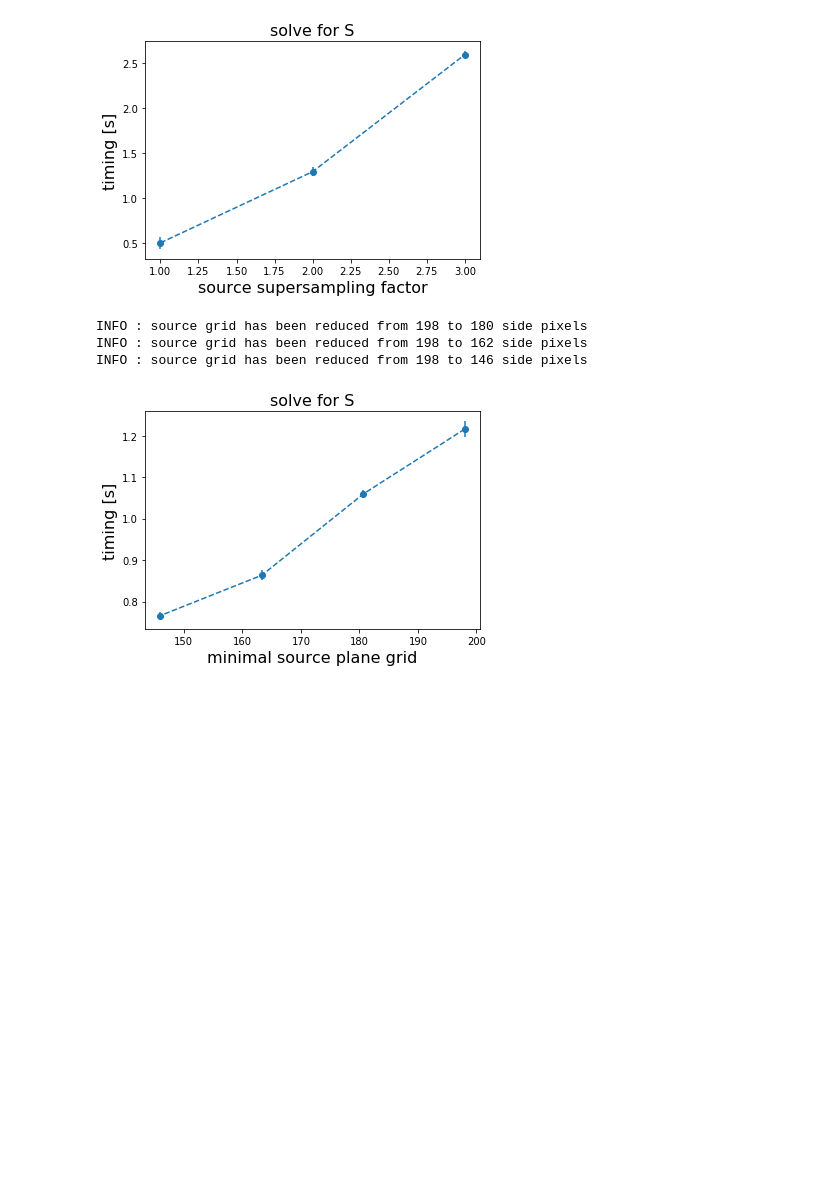
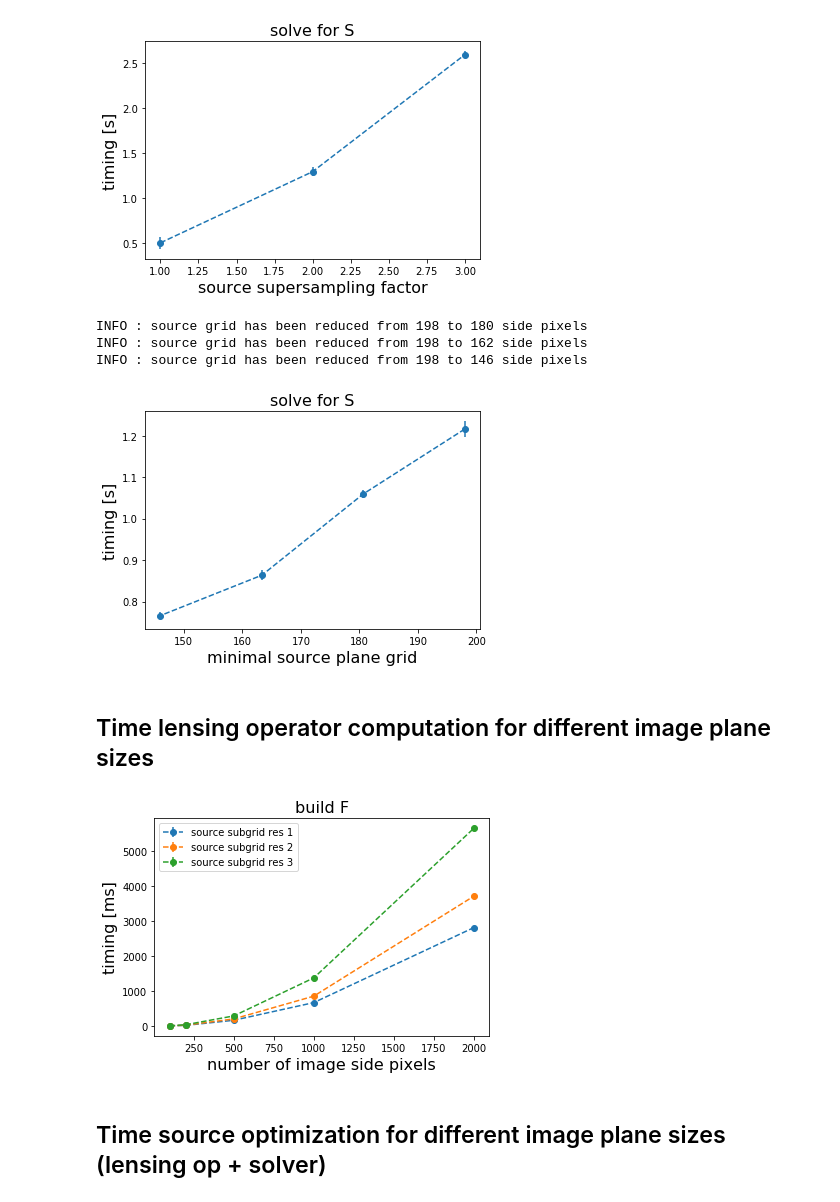
Before and after one commit to aymgal/SLITronomy, a Jupyter notebook: thirdparty/dev_notebooks/timing_setup_variations.ipynb, the cells around one changed output. Cells and saved outputs as stored; diff of their text form; code cells hidden in the pictures; blank space fills up the shorter version.

Commit message:
Update dev notebook with new timing benchmarks

```diff
--- a/thirdparty/dev_notebooks/timing_setup_variations.ipynb
+++ b/thirdparty/dev_notebooks/timing_setup_variations.ipynb
@@ -127,7 +121,7 @@ kwargs_source_sparsefit  = [{'n_scales': 6}]  # starlet coeffs that are optimize
 kwargs_sparse_solver_fixed = {
     'source_interpolation': 'bilinear',
     'sparsity_prior_norm': 1,
-    'max_threshold': 3,
+    'min_threshold': 3,
     'num_iter_source': 20,
     'num_iter_weights': 3,
     'verbose': False,
@@ -329,7 +323,7 @@ def timing_solve_source_min_source_size(min_source_grid_range, subgrid_res_fix=2
         timing_list_sub = []
         for _ in range(n_repeat):
             start = time.time()
-            _, _, _ = imageSparseFit_iter.image_sparse_solve(kwargs_lens, kwargs_source_sparsefit)
+            _, _, _ = imageSparseFit_iter.image_sparse_solve(kwargs_truth['kwargs_lens'], kwargs_source_sparsefit)
             timing_list_sub.append(time.time() - start)
             #print(imageSparseFit_iter.sparseSolver.best_fit_reduced_chi2)
         timing_list.append(np.mean(timing_list_sub))
@@ -360,3 +354,43 @@ INFO : source grid has been reduced from 198 to 180 side pixels
 INFO : source grid has been reduced from 198 to 162 side pixels
 INFO : source grid has been reduced from 198 to 146 side pixels
 [figure]
+# %% [markdown]
+## Time lensing operator computation for different image plane sizes
+# %%
+def timing_lensing_op_num_pix(num_pix_range, base_num_pix=99, base_delta_pix=0.08, fix_subgrid_res=2, n_repeat=50):
+    """vary number of image pixels"""
+    timing_list, timing_sigma_list = [], []
+    for num_pix_var in num_pix_range:
+        delta_pix_var = num_pix_var / base_num_pix * base_delta_pix  # to keep the same apparent size of the mock lens
+        data_class_var, _, _, _ = generate_simple_mock_lens(num_pix=num_pix_var, delta_pix=delta_pix_var)
+        kwargs_sparse_solver_iter = copy.deepcopy(kwargs_sparse_solver_fixed)
+        kwargs_sparse_solver_iter['subgrid_res_source'] = int(fix_subgrid_res)
+        kwargs_sparse_solver_iter['minimal_source_plane'] = False
+        imageSparseFit_iter = ImageSparseFit(data_class_var, psf_class=psf_class,
+                                lens_model_class=lens_model_class,
+                                source_model_class=source_model_class_sparsefit,
+                                likelihood_mask=None,
+                                kwargs_sparse_solver=kwargs_sparse_solver_iter)
+        timing_list_sub = []
+        for _ in range(n_repeat):
+            start = time.time()
+            imageSparseFit_iter.sparseSolver.lensingOperator.update_mapping(kwargs_truth['kwargs_lens'])
+            timing_list_sub.append(time.time() - start)
+        timing_list.append(np.mean(timing_list_sub))
+        timing_sigma_list.append(np.std(timing_list_sub))
+    return num_pix_range, np.array(timing_list), np.array(timing_sigma_list)
+# %%
+fig, ax = plt.subplots(1, 1, figsize=(6, 4))
+for sgr in [1, 2, 3]:
+    x, y, y_err = timing_lensing_op_num_pix([99, 200, 500, 1000, 2000], fix_subgrid_res=sgr, n_repeat=1)
+    ax.errorbar(x, y * 1000, yerr=y_err*1000, linestyle='--', marker='o', label=f"source subgrid res {sgr}")
+ax.set_title("build F", fontsize=16)
+ax.set_xlabel("number of image side pixels", fontsize=16)
+ax.set_ylabel("timing [ms]", fontsize=16)
+ax.legend()
+plt.show()
+#fig.savefig("timing_F_numpix.png")
+# %% [output]
+[figure, added]
+# %% [markdown]
+## Time source optimization for different image plane sizes (lensing op + solver)
```
Also changed, not shown: parts of 10 cells of this notebook.
